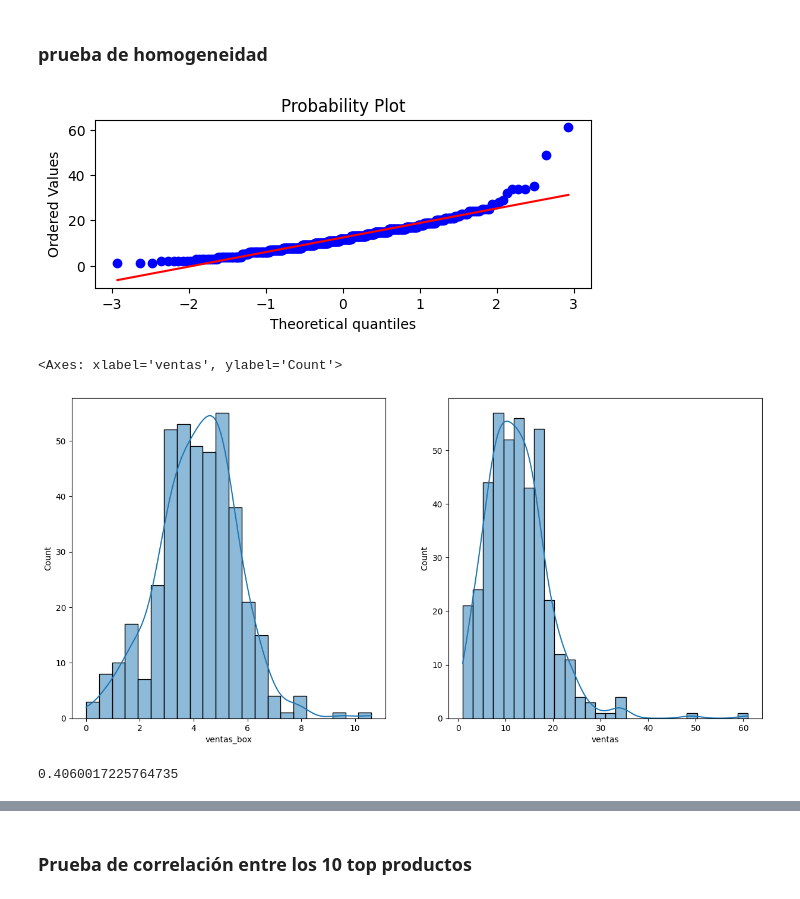
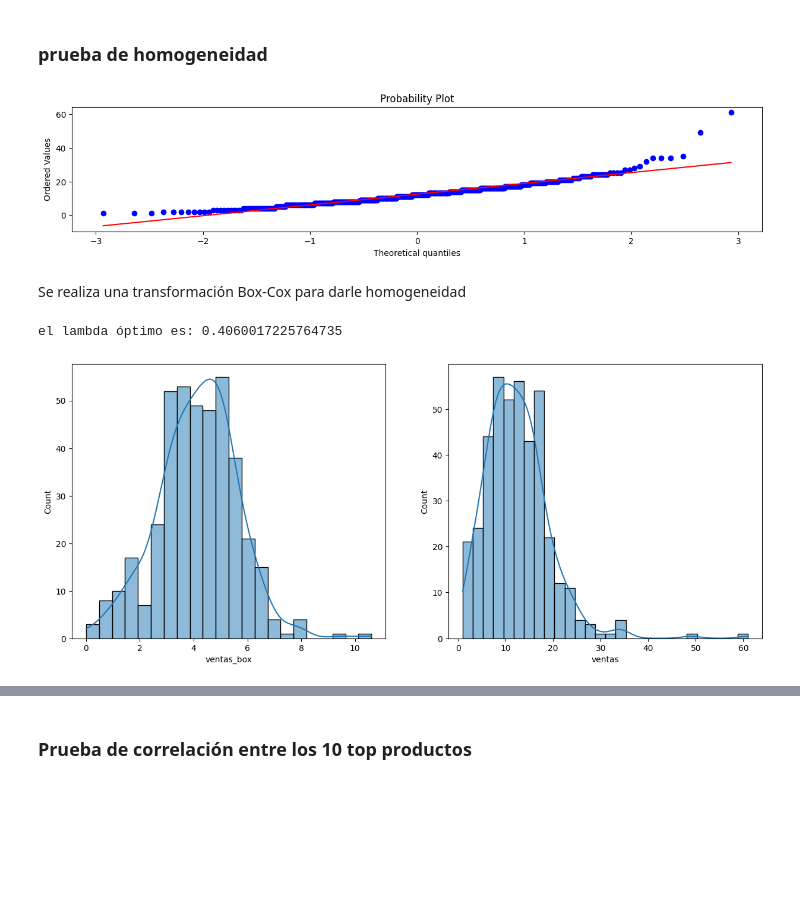
Before and after one commit to darwin1k/MiniMarket, a Jupyter notebook: EdaInitial.ipynb, the cells around one changed output, grey strips where cells are left out. Cells and saved outputs as stored; diff of their text form; code cells hidden in the pictures; blank space fills up the shorter version.

```diff
--- a/EdaInitial.ipynb
+++ b/EdaInitial.ipynb
@@ -523,21 +555,25 @@ Text(0.5, 1.0, 'RED BULL 250 ML')
 # %% [markdown]
 ### prueba de homogeneidad
 # %%
-fig = plt.figure()
+fig = plt.figure(figsize=figura_tamaño)
 
 ax1 = fig.add_subplot(211)
 prob = stats.probplot(ventas_dia['ventas'], dist=stats.norm, plot=ax1)
 # %% [output]
-[figure, old version]
+[figure, new version]
+# %% [markdown]
+Se realiza una transformación Box-Cox para darle homogeneidad
 # %%
+#se reliza la transformación agregando columna con valores nuevos
 ventas_dia['ventas_box'], mejor_lambda = stats.boxcox(ventas_dia['ventas'])
-fig, ax = plt.subplots(nrows=1, ncols=2, figsize=(15,7))
+
+#configuración figura
+fig, ax = plt.subplots(nrows=1, ncols=2, figsize=figura_tamaño)
+
+# se muestra ambas distribuciones, con y sin transformación
 sns.histplot(ventas_dia['ventas_box'], kde=True, ax=ax[0])
 sns.histplot(ventas_dia['ventas'], kde=True, ax=ax[1])
+print(f'el lambda óptimo es: {mejor_lambda}')
 # %% [output]
-<Axes: xlabel='ventas', ylabel='Count'>
+el lambda óptimo es: 0.4060017225764735
-[figure, old version]
+[figure, new version]
-# %%
-print(mejor_lambda)
-# %% [output]
-0.4060017225764735
```
Also changed, not shown: parts of 36 cells of this notebook.
